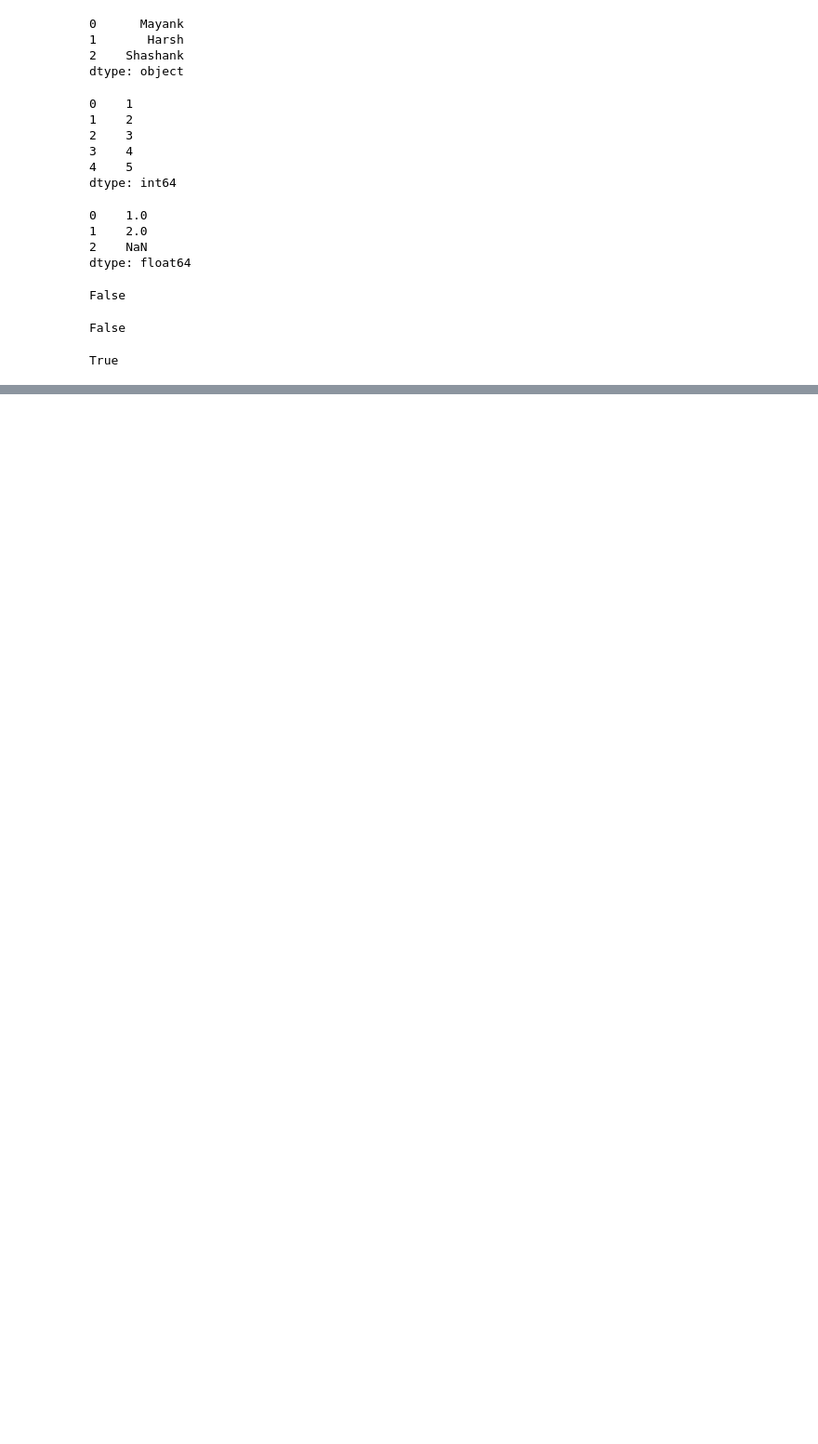
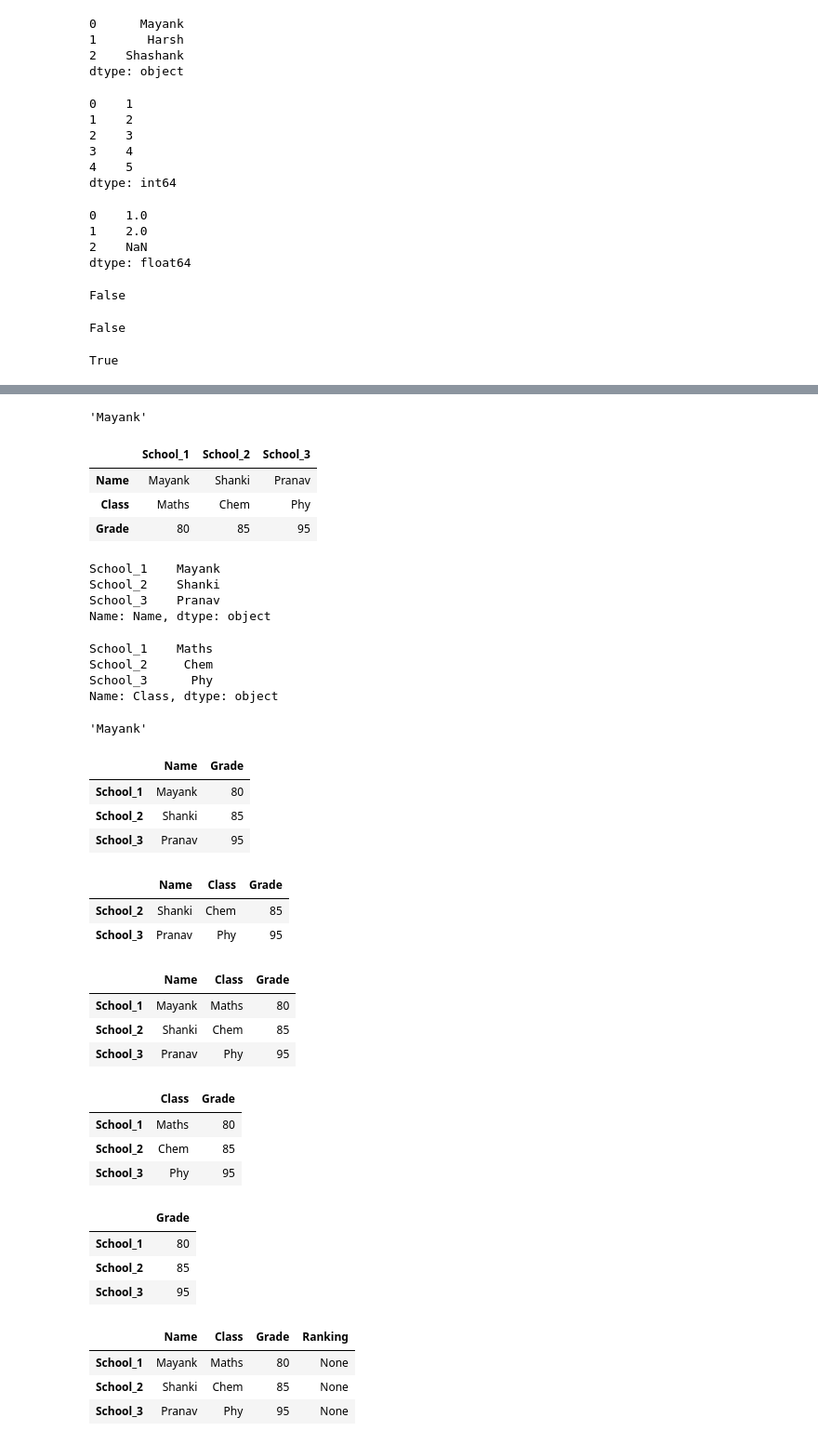
Before and after one commit to mayankp158/Michigan-University-ML-, a Jupyter notebook: python_functions.ipynb, the cells around one changed output, grey strips where cells are left out. Shown at 93% size. Saved outputs shown, nothing was run; the diff lists cells and outputs as text; code cells hidden in the pictures; blank space fills up the shorter version.

```diff
--- a/python_functions.ipynb
+++ b/python_functions.ipynb
@@ -586,0 +724,4 @@ True
+# %%
+students = [{"Name":"Mayank","Class":"Maths","Grade":80},{"Name":"Shanki","Class":"Chem","Grade":85},{"Name":"Pranav","Class":"Phy","Grade":95}]
+df = pd.DataFrame(students,index=["School_1","School_2","School_3"])
+df
@@ -586,0 +744,74 @@ True
+# %%
+df.loc['School_1','Name']
+# %% [output]
+'Mayank'
+# %%
+df.T
+# %% [output]
+|  | School_1 | School_2 | School_3 |
+| Name | Mayank | Shanki | Pranav |
+| Class | Maths | Chem | Phy |
+| Grade | 80 | 85 | 95 |
+# %%
+df.T.loc['Name']
+# %% [output]
+School_1    Mayank
+School_2    Shanki
+School_3    Pranav
+Name: Name, dtype: object
+# %%
+df['Class']
+# %% [output]
+School_1    Maths
+School_2     Chem
+School_3      Phy
+Name: Class, dtype: object
+# %%
+df.loc['School_1']['Name']
+# %% [output]
+'Mayank'
+# %%
+df.loc[:,['Name','Grade']]
+# %% [output]
+|  | Name | Grade |
+| School_1 | Mayank | 80 |
+| School_2 | Shanki | 85 |
+| School_3 | Pranav | 95 |
+# %%
+df.drop('School_1') #remove row and display copy of df
+# %% [output]
+|  | Name | Class | Grade |
+| School_2 | Shanki | Chem | 85 |
+| School_3 | Pranav | Phy | 95 |
+# %%
+df
+# %% [output]
+|  | Name | Class | Grade |
+| School_1 | Mayank | Maths | 80 |
+| School_2 | Shanki | Chem | 85 |
+| School_3 | Pranav | Phy | 95 |
+# %%
+copy_df = df.copy()
+copy_df.drop("Name",inplace=True,axis=1)
+copy_df
+# %% [output]
+|  | Class | Grade |
+| School_1 | Maths | 80 |
+| School_2 | Chem | 85 |
+| School_3 | Phy | 95 |
+# %%
+del copy_df['Class']
+copy_df
+# %% [output]
+|  | Grade |
+| School_1 | 80 |
+| School_2 | 85 |
+| School_3 | 95 |
+# %%
+df["Ranking"] = None
+df
+# %% [output]
+|  | Name | Class | Grade | Ranking |
+| School_1 | Mayank | Maths | 80 | None |
+| School_2 | Shanki | Chem | 85 | None |
+| School_3 | Pranav | Phy | 95 | None |
```
Also changed, not shown: parts of 18 cells of this notebook.
